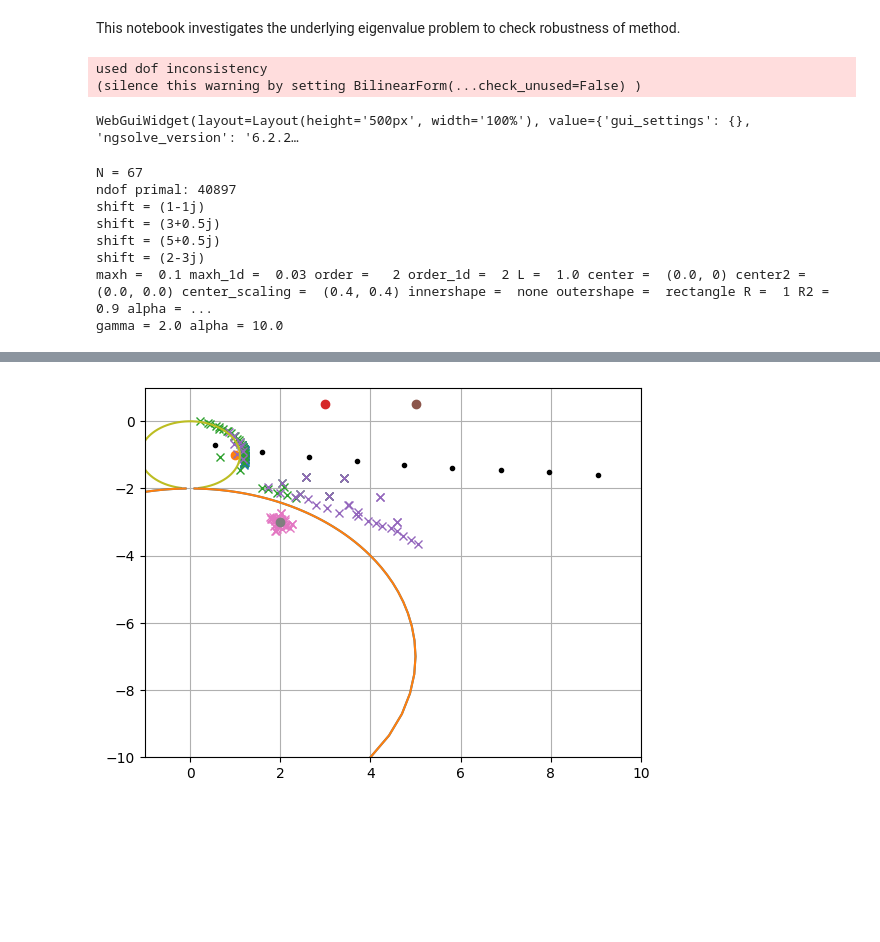
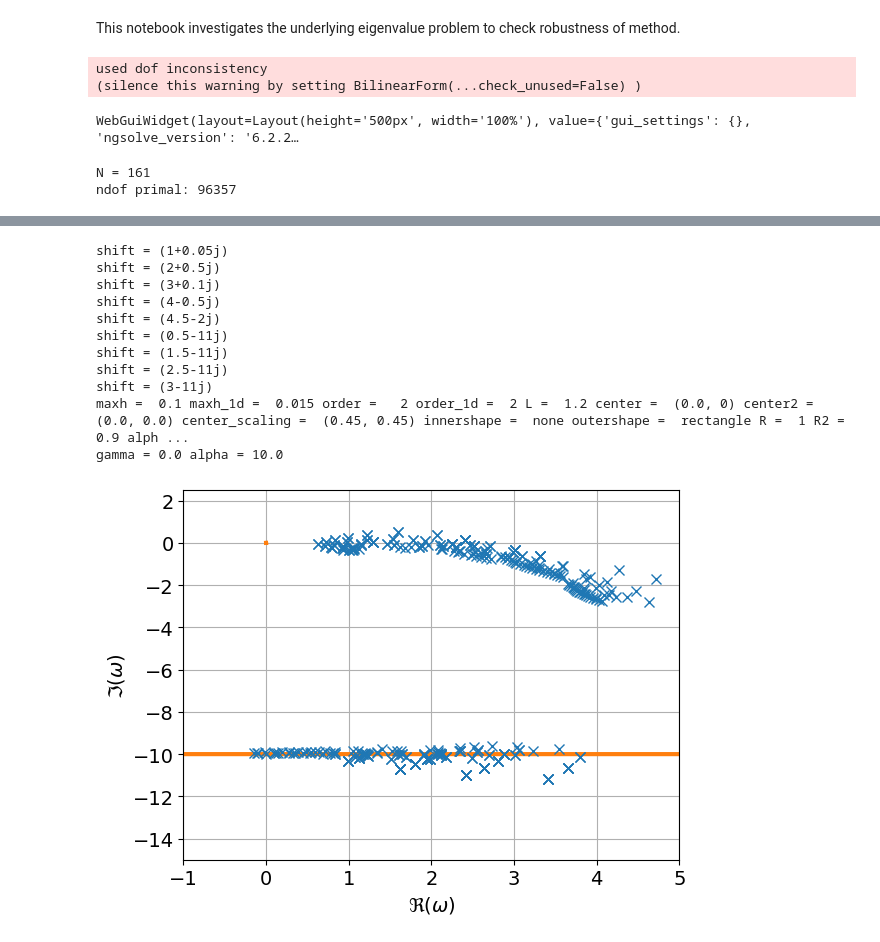
Before and after one commit to cpierer3/waves, a Jupyter notebook: starshaped_polynomial_EV.ipynb, the cells around one changed output, grey strips where cells are left out. Saved outputs shown, nothing was run; the diff lists cells and outputs as text; code cells hidden in the pictures; blank space fills up the shorter version.

```diff
--- a/starshaped_polynomial_EV.ipynb
+++ b/starshaped_polynomial_EV.ipynb
@@ -258,24 +258,26 @@ def solve_evp(
 def plot_results(lams, alpha, gamma, mu, w_shifts, R2, reference = True):
     figure()
     print("gamma =", gamma, "alpha =", alpha)
-    for shift,lam in zip(w_shifts,lams):
-        plot(lam.real,lam.imag,'x',label='res, shift = {}'.format(shift))
-        plot(shift.real,shift.imag, 'o',label ="shift {}".format(shift))
+
     ts = np.arange(-100,100,0.1)
-
     ess_spec_p = 1j*(1/2*(1j*ts-gamma-alpha)+np.sqrt(1/4*(1j*ts-gamma-alpha)**2+1j*ts*gamma))
     ess_spec_m = 1j*(1/2*(1j*ts-gamma-alpha)-np.sqrt(1/4*(1j*ts-gamma-alpha)**2+1j*ts*gamma))
-    plt.plot(ess_spec_p.real,ess_spec_p.imag,label='ess spec +')
-    plt.plot(ess_spec_m.real,ess_spec_m.imag,label='ess spec -')
+    plt.plot(ess_spec_p.real,ess_spec_p.imag,label='ess spec +', color= "tab:orange", linewidth=3)
+    plt.plot(ess_spec_m.real,ess_spec_m.imag,label='ess spec -', color= "tab:orange", linewidth=3)
+
+    for shift,lam in zip(w_shifts,lams):
+        plot(lam.real,lam.imag,'x',label='res, shift = {}'.format(shift), color = 'tab:blue', markersize=7)
+        #plot(shift.real,shift.imag, 'o',label ="shift {}".format(shift))
+
 
 
     #mu= 1j+1    #1j means orthogonal scaling
 
 
-    ess_spec_p = 1j*(gamma*mu*ts-gamma-alpha)/(1-mu*ts)
-    ess_spec_m = 1j*(gamma*np.conj(mu)*ts-gamma-alpha)/(1-np.conj(mu)*ts)
-    plt.plot(ess_spec_p.real,ess_spec_p.imag,label='ess spec +')
-    plt.plot(ess_spec_m.real,ess_spec_m.imag,label='ess spec -')
+    # ess_spec_p = 1j*(gamma*mu*ts-gamma-alpha)/(1-mu*ts)
+    # ess_spec_m = 1j*(gamma*np.conj(mu)*ts-gamma-alpha)/(1-np.conj(mu)*ts)
+    # plt.plot(ess_spec_p.real,ess_spec_p.imag,label='ess spec +')
+    # plt.plot(ess_spec_m.real,ess_spec_m.imag,label='ess spec -')
 
 
     if reference:
@@ -284,27 +286,33 @@ def plot_results(lams, alpha, gamma, mu, w_shifts, R2, reference = True):
         ref=(loaded[:,0]+1j*loaded[:,1])/R2
 
         plt.plot(ref.real,ref.imag,'.k',label='reference')
-    plt.xlim((-1,10))
-    plt.ylim((-10,1))
+
+
+    plt.xlim((-1,5))
+    plt.ylim((-15,2.5))
+    plt.tick_params(axis='both', labelsize=14)
+    plt.xlabel(r'$\Re(\omega)$', fontsize=14)
+    plt.ylabel(r'$\Im(\omega)$', fontsize=14)
     #plt.legend()
     plt.grid(True)
     plt.show()
 # %%
 maxh = 0.1   #mesh-size
-maxh_1d = 0.03 #mesh-size for 1d mesh
+maxh_1d = 0.015 #mesh-size for 1d mesh
 order =  2  #fem order
 order_1d = 2
-L = 1.0  #length of radial part
+L = 1.2  #length of radial part
 center = (0.,0)    #center of circle
 center2 = (+0.,0.0) #center of inner circle
-center_scaling = (0.4,0.4)
+center_scaling = (0.45,0.45)
 innershape = "none"     #rectangle|none
 outershape = "rectangle"   #rectangle
 R = 1           #radius of circle
 R2 = 0.9            #radius of inner circle
 alpha = 10.0
-gamma = 2.0
-w_shifts = [1-1j,3+0.5j, 5+0.5j, 2-3j] #5-3j, 8-3j, 5-10j, 8-10j]
+gamma = 0.0
+w_shifts = [1 + 0.05j, 2 + 0.5j, 3 + 0.1j, 4 - 0.5j, 4.5 - 2j,
+            0.5 -11j, 1.5 - 11j, 2.5 - 11j, 3 - 11j] #5-3j, 8-3j, 5-10j, 8-10j]
 nefs = 0
 nevals = 40
 krylovdim = 100
@@ -351,16 +359,10 @@ print(
 
 mu = 1j
 
-plot_results(lams, alpha, gamma, mu, w_shifts, R2, reference = True)
+plot_results(lams, alpha, gamma, mu, w_shifts, R2, reference = False)
 # %% [output]
 used dof inconsistency
 (silence this warning by setting BilinearForm(...check_unused=False) )
 WebGuiWidget(layout=Layout(height='500px', width='100%'), value={'gui_settings': {}, 'ngsolve_version': '6.2.2…
-N = 67
-ndof primal: 40897
-shift = (1-1j)
-shift = (3+0.5j)
-shift = (5+0.5j)
-shift = (2-3j)
-maxh =  0.1 maxh_1d =  0.03 order =   2 order_1d =  2 L =  1.0 center =  (0.0, 0) center2 =  (0.0, 0.0) center_scaling =  (0.4, 0.4) innershape =  none outershape =  rectangle R =  1 R2 =  0.9 alpha = ...
-gamma = 2.0 alpha = 10.0
+N = 161
+ndof primal: 96357
@@ -367 +371,12 @@ gamma = 2.0 alpha = 10.0
+shift = (1+0.05j)
+shift = (2+0.5j)
+shift = (3+0.1j)
+shift = (4-0.5j)
+shift = (4.5-2j)
+shift = (0.5-11j)
+shift = (1.5-11j)
+shift = (2.5-11j)
+shift = (3-11j)
+maxh =  0.1 maxh_1d =  0.015 order =   2 order_1d =  2 L =  1.2 center =  (0.0, 0) center2 =  (0.0, 0.0) center_scaling =  (0.45, 0.45) innershape =  none outershape =  rectangle R =  1 R2 =  0.9 alph ...
+gamma = 0.0 alpha = 10.0
-[figure, old version]
+[figure, new version]
```
Also changed, not shown: parts of 3 cells of this notebook, 48 other files.
